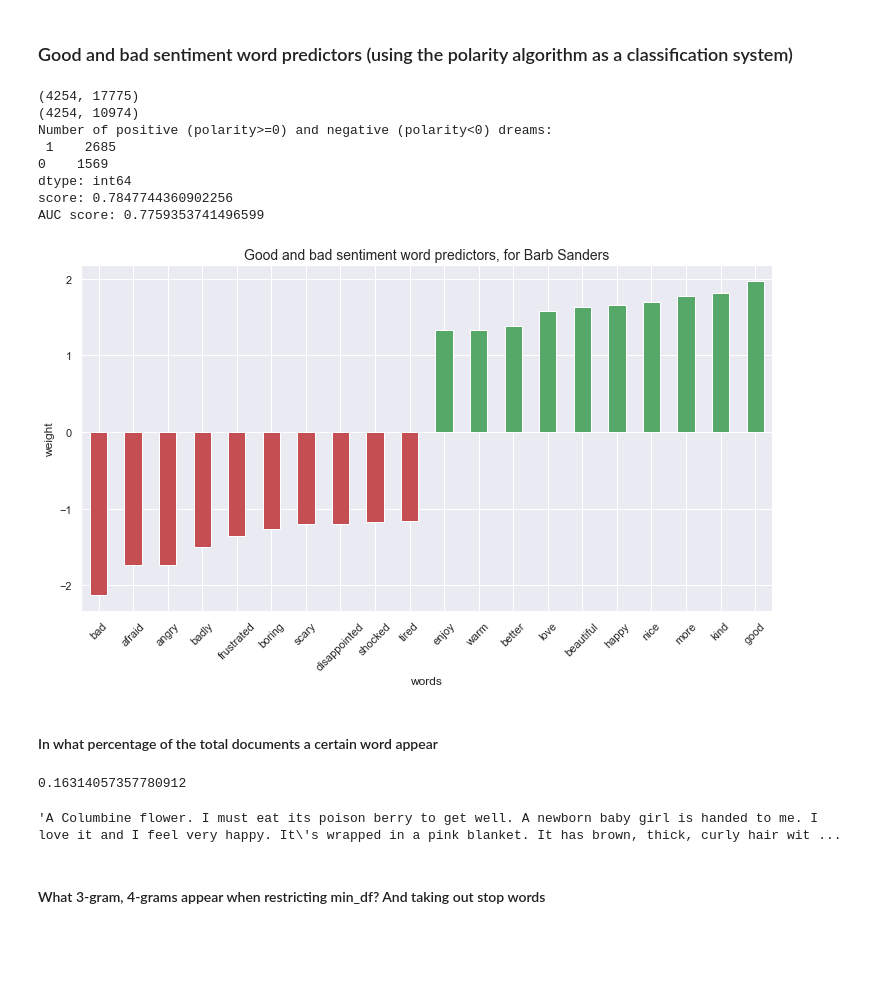
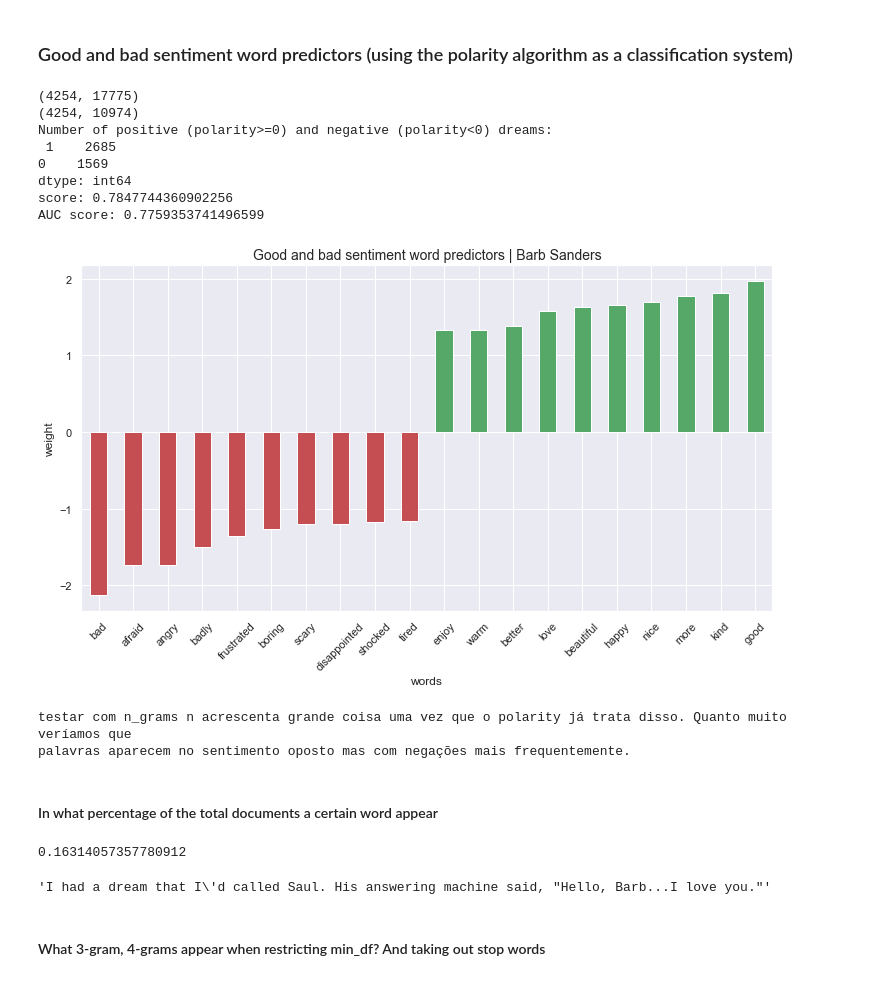
Before and after one commit to MigBap/dreambank, a Jupyter notebook: dreamresearch.net_data.ipynb, the cells around one changed output. Cells and saved outputs as stored; diff of their text form; code cells hidden in the pictures; blank space fills up the shorter version.

```diff
--- a/dreamresearch.net_data.ipynb
+++ b/dreamresearch.net_data.ipynb
@@ -1652,0 +1652,19 @@ plt.show()
+# %%
+%%script false
+%%time
+# CountVectorizer(ngram_range=(2, 3), analyzer="char_wb").fit(b_df['dream']).get_feature_names()
+
+# from autocorrect import Speller
+# spell = Speller(lang='en')
+
+from spellchecker import SpellChecker
+spell = SpellChecker()
+
+all_words = set(word_tokenize(b_df['dream'].str.cat()))
+
+misspellings = []
+for i in all_words:
+    if i != spell.correction(i):
+        misspellings.append(i)
+
+misspellings
@@ -2519,8 +2539,10 @@ y_polarity = good_bad.copy()
 text_train, text_val, y_train, y_test = train_test_split(X_dream, y_polarity, stratify=y_polarity, random_state=0)
 
 # vectorizer
-vect = CountVectorizer(min_df=2) # words that appear in at least 2 documents
-                                 # score and AUC gets just slighly inferior (~0.002), but with "half" of dimensionality
+vect = CountVectorizer(min_df=2)
+        # words that appear in at least 2 documents
+      # score and AUC gets just slighly inferior (~0.002), but with "half" of dimensionality
+        # Nota: cuidado que se pusermos stopwords esta inclui 'not', por exemplo!!
 
 X_train = vect.fit_transform(text_train)
 X_test = vect.transform(text_val)
@@ -2534,35 +2556,40 @@ from sklearn.linear_model import LogisticRegression, LogisticRegressionCV  # wit
 lr = LogisticRegression(class_weight='balanced', max_iter=1000).fit(X_train, y_train)
 
 # parameter and score
 # print("\nC parameter: ", lr.C_);
 print("score:", lr.score(X_test, y_test))
 print("AUC score:", roc_auc_score(y_test, lr.predict(X_test)))
 
 # weights for each word
 feature_names = vect.get_feature_names()
 features_weights = pd.DataFrame({'features': feature_names, 'weights': lr.coef_[0]})
 features_weights = features_weights.sort_values('weights')
 
 # plot
 df_plot = pd.concat([features_weights[:10], features_weights[-10:]]).set_index('features')
 df_plot['weights'].plot(kind='bar', legend=False, color=['g' if i>=0 else 'r' for i in df_plot['weights']])
 
 plt.xlabel('words')
 plt.ylabel('weight')
 plt.xticks(rotation=45)
-plt.title('Good and bad sentiment word predictors, for Barb Sanders', fontsize=14)
+plt.title('Good and bad sentiment word predictors | Barb Sanders', fontsize=14)
 plt.subplots_adjust(left=0, bottom=-0.2, right=1.6, top=1, wspace=0.4, hspace=0)
 plt.show()
+
+print("""testar com n_grams n acrescenta grande coisa uma vez que o polarity já trata disso. Quanto muito veríamos que
+palavras aparecem no sentimento oposto mas com negações mais frequentemente.""")
 # %% [output]
 (4254, 17775)
 (4254, 10974)
 Number of positive (polarity>=0) and negative (polarity<0) dreams:
  1    2685
 0    1569
 dtype: int64
 score: 0.7847744360902256
 AUC score: 0.7759353741496599
-[figure, old version]
+[figure, new version]
+testar com n_grams n acrescenta grande coisa uma vez que o polarity já trata disso. Quanto muito veríamos que
+palavras aparecem no sentimento oposto mas com negações mais frequentemente.
 # %% [markdown]
 #### In what percentage of the total documents a certain word appear
 # %%
@@ -2570,10 +2597,10 @@ AUC score: 0.7759353741496599
 print(np.sum(['love' in i for i in b_df['dream']]) / len(b_df.dream))
 
 # dreams with the word 'love', or 'loved', etc | example
-b_df[['love' in i for i in b_df['dream']]]['dream'].iloc[72]
+b_df[['love' in i for i in b_df['dream']]]['dream'].iloc[3]
 # %% [output]
 0.16314057357780912
-'A Columbine flower. I must eat its poison berry to get well. A newborn baby girl is handed to me. I love it and I feel very happy. It\'s wrapped in a pink blanket. It has brown, thick, curly hair wit ...
+'I had a dream that I\'d called Saul. His answering machine said, "Hello, Barb...I love you."'
 # %% [markdown]
 #### What 3-gram, 4-grams appear when restricting min_df? And taking out stop words
 # %%
```
Also changed, not shown: parts of 3 cells of this notebook.
